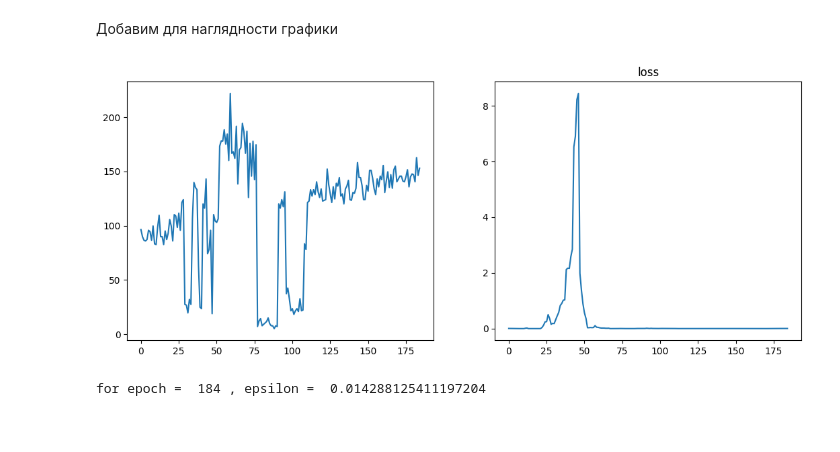
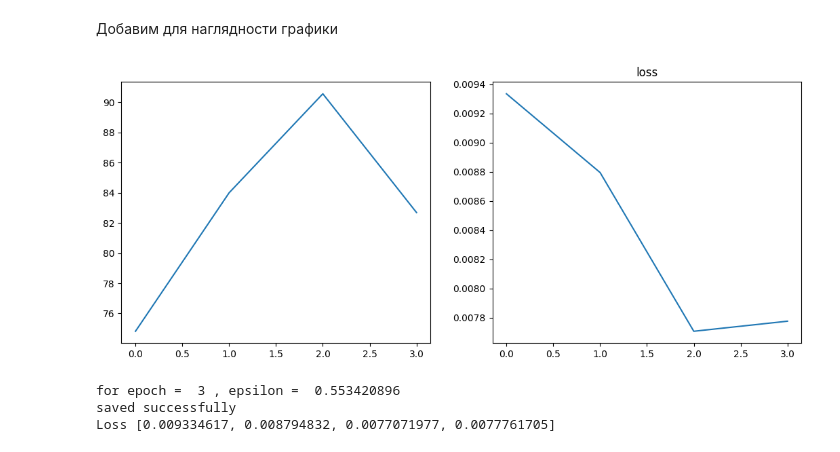
Before and after one commit to qualdoom/ml-homework, a Jupyter notebook: powersault/main.ipynb, the cells around one changed output. Saved outputs shown, nothing was run; the diff lists cells and outputs as text; code cells hidden in the pictures.

```diff
--- a/powersault/main.ipynb
+++ b/powersault/main.ipynb
@@ -196,33 +196,36 @@ if training:
 
     print("preparing (add random states to replay buffer)")
     if not loading:
         Parallel(n_jobs=-1, require='sharedmem', verbose=30)(delayed(session)(agent, epsilon=1) for _ in range(pre_training_iterations))
     else:
         Parallel(n_jobs=-1, require='sharedmem', verbose=30)(delayed(session)(agent, epsilon=0.3) for _ in range(pre_training_iterations))
 
     while True:
+        print("Loss", Loss[-10:])
         rewards_for_session = [Parallel(n_jobs=1, require='sharedmem', verbose=20)(delayed(session)(agent, epsilon=eps) for _ in range(num_sessions))]
         rewards_for_session = np.asarray(torch.as_tensor(rewards_for_session).cpu())
 
         eps *= 0.98
 
-        loss = agent.train(batch_size=10000)
+        loss = agent.train(batch_size=5000)
 
         Reward.append(np.mean(rewards_for_session))
         Loss.append(loss)
 
         clear_output(True)
         plot(Loss, Reward)
         print("for epoch = ", epoch, ", epsilon = ", eps)
 
         if eps < 0.01:
             eps = 0.11
 
         epoch += 1
 
         if epoch % 3 == 1:
             save()
             print('saved successfully')
 # %% [output]
-[figure, old version]
+[figure, new version]
-for epoch =  184 , epsilon =  0.014288125411197204
+for epoch =  3 , epsilon =  0.553420896
+saved successfully
+Loss [0.009334617, 0.008794832, 0.0077071977, 0.0077761705]
```
Also changed, not shown: parts of 1 cell of this notebook, 3 other files.
